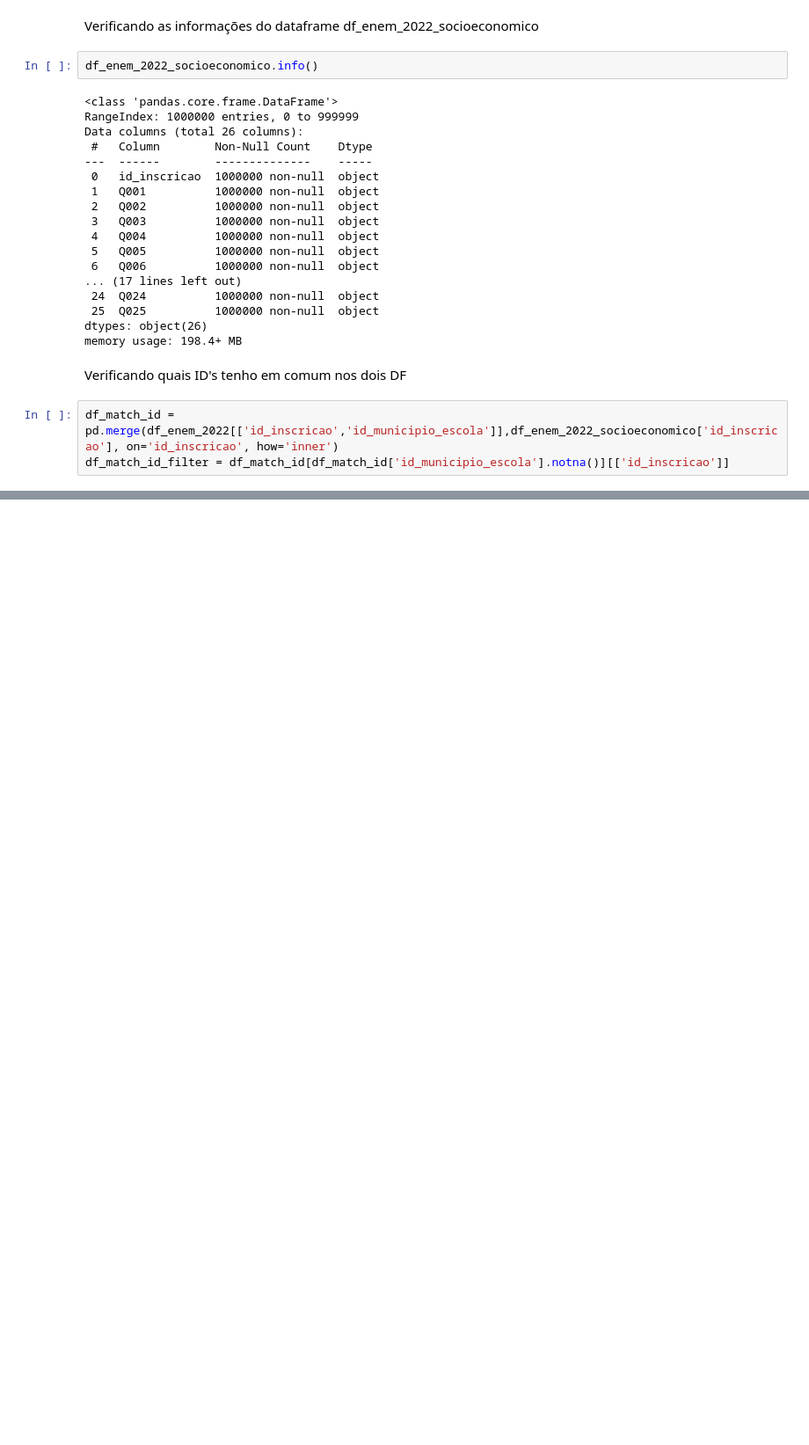
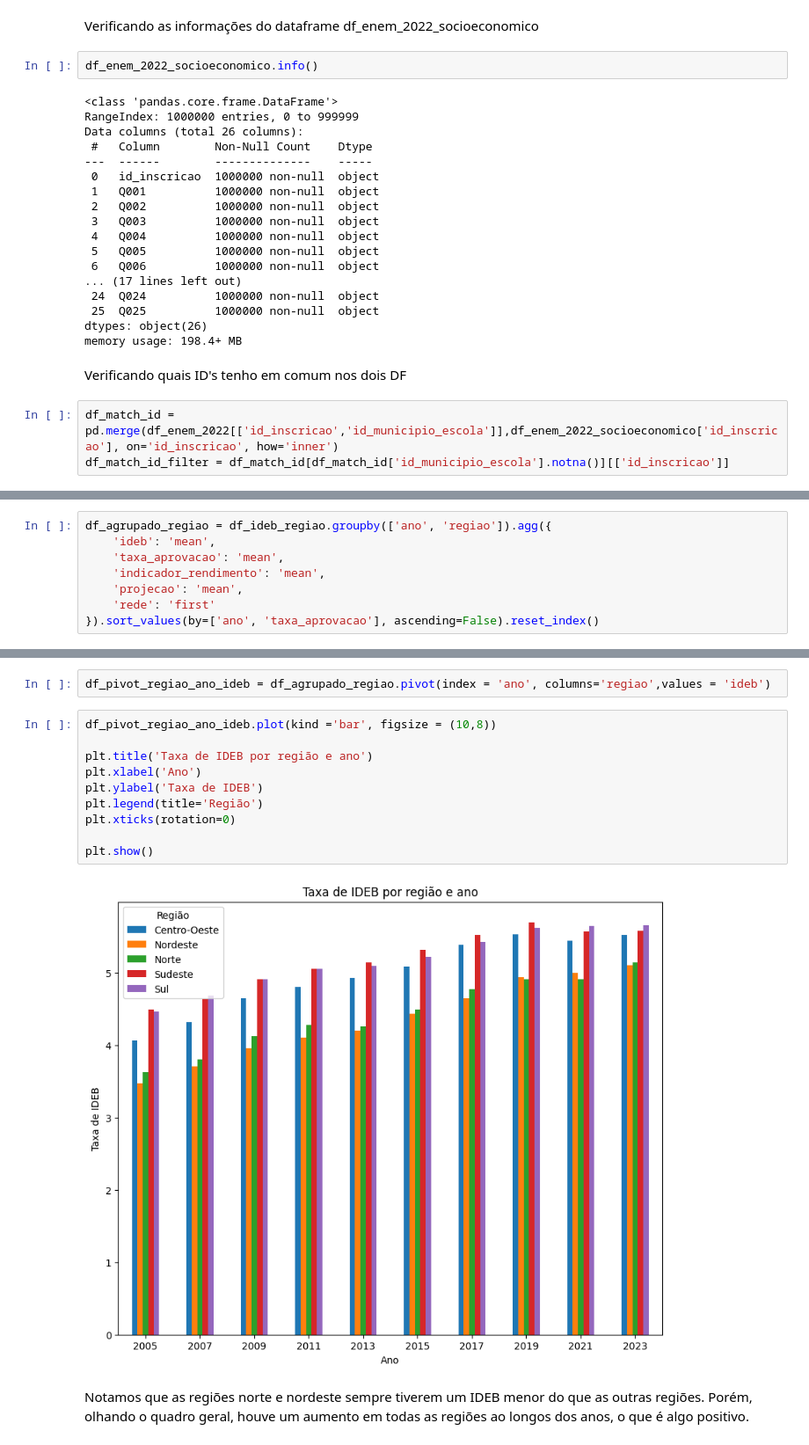
Before and after one commit to felipsants/EDA-Analytica, a Jupyter notebook: EDA.ipynb, the cells around one changed output, grey strips where cells are left out. Shown at 88% size. Cells and saved outputs as stored; diff of their text form; blank space fills up the shorter version.

```diff
--- a/EDA.ipynb
+++ b/EDA.ipynb
@@ -580,0 +683,8 @@ Aqui eu filtrei os id's inscrição válidos, que existiam nos dois DF, porque e
+# %%
+df_agrupado_regiao = df_ideb_regiao.groupby(['ano', 'regiao']).agg({
+    'ideb': 'mean',
+    'taxa_aprovacao': 'mean',
+    'indicador_rendimento': 'mean',
+    'projecao': 'mean',
+    'rede': 'first'
+}).sort_values(by=['ano', 'taxa_aprovacao'], ascending=False).reset_index()
@@ -580,0 +711,16 @@ Aqui eu filtrei os id's inscrição válidos, que existiam nos dois DF, porque e
+# %%
+df_pivot_regiao_ano_ideb = df_agrupado_regiao.pivot(index = 'ano', columns='regiao',values = 'ideb')
+# %%
+df_pivot_regiao_ano_ideb.plot(kind ='bar', figsize = (10,8))
+
+plt.title('Taxa de IDEB por região e ano')
+plt.xlabel('Ano')
+plt.ylabel('Taxa de IDEB')
+plt.legend(title='Região')
+plt.xticks(rotation=0)
+
+plt.show()
+# %% [output]
+[figure, added]
+# %% [markdown]
+Notamos que as regiões norte e nordeste sempre tiverem um IDEB menor do que as outras regiões. Porém, olhando o quadro geral, houve um aumento em todas as regiões ao longos dos anos, o que é algo positivo.
```
Also changed, not shown: parts of 46 cells of this notebook.
